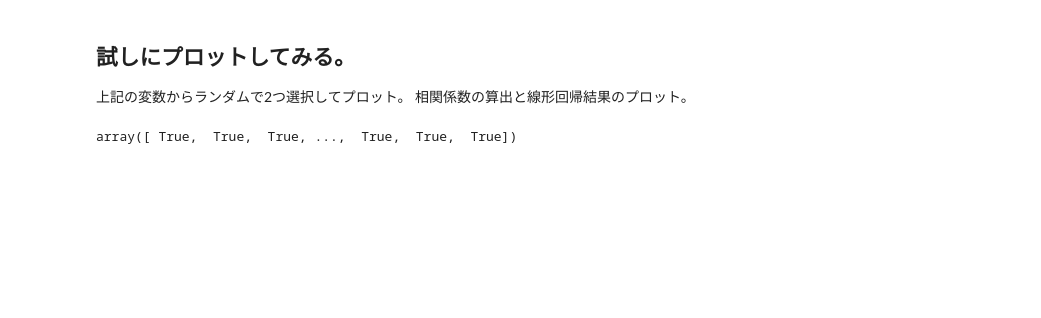
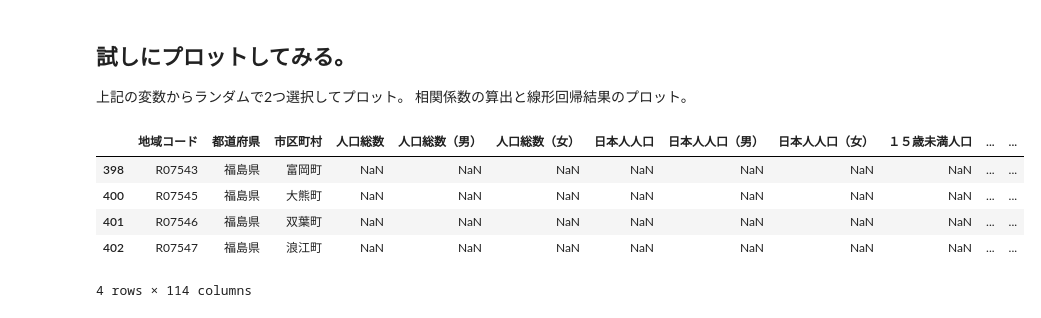
Before and after one commit to seiichiinoue/ssdse-analysis, a Jupyter notebook: import_plot_sample.ipynb, the cells around one changed output. Saved outputs shown, nothing was run; the diff lists cells and outputs as text; code cells hidden in the pictures; blank space fills up the shorter version.

```diff
--- a/import_plot_sample.ipynb
+++ b/import_plot_sample.ipynb
@@ -100,6 +106,11 @@ print(ssdse.per_capita.columns.values)
 相関係数の算出と線形回帰結果のプロット。
 # %%
 ssdse.per_capita['大型小売店数'].values.reshape(-1, 1)
-np.isfinite(ssdse.per_capita['大型小売店数'].values)
+ssdse.per_capita[~np.isfinite(ssdse.per_capita['大型小売店数'].values)]
 # %% [output]
+|  | 地域コード | 都道府県 | 市区町村 | 人口総数 | 人口総数（男） | 人口総数（女） | 日本人人口 | 日本人人口（男） | 日本人人口（女） | １５歳未満人口 | ... | ... |
+| 398 | R07543 | 福島県 | 富岡町 | NaN | NaN | NaN | NaN | NaN | NaN | NaN | ... | ... |
+| 400 | R07545 | 福島県 | 大熊町 | NaN | NaN | NaN | NaN | NaN | NaN | NaN | ... | ... |
+| 401 | R07546 | 福島県 | 双葉町 | NaN | NaN | NaN | NaN | NaN | NaN | NaN | ... | ... |
+| 402 | R07547 | 福島県 | 浪江町 | NaN | NaN | NaN | NaN | NaN | NaN | NaN | ... | ... |
-array([ True,  True,  True, ...,  True,  True,  True])
+4 rows × 114 columns
```
Also changed, not shown: parts of 7 cells of this notebook, 1 other file.
